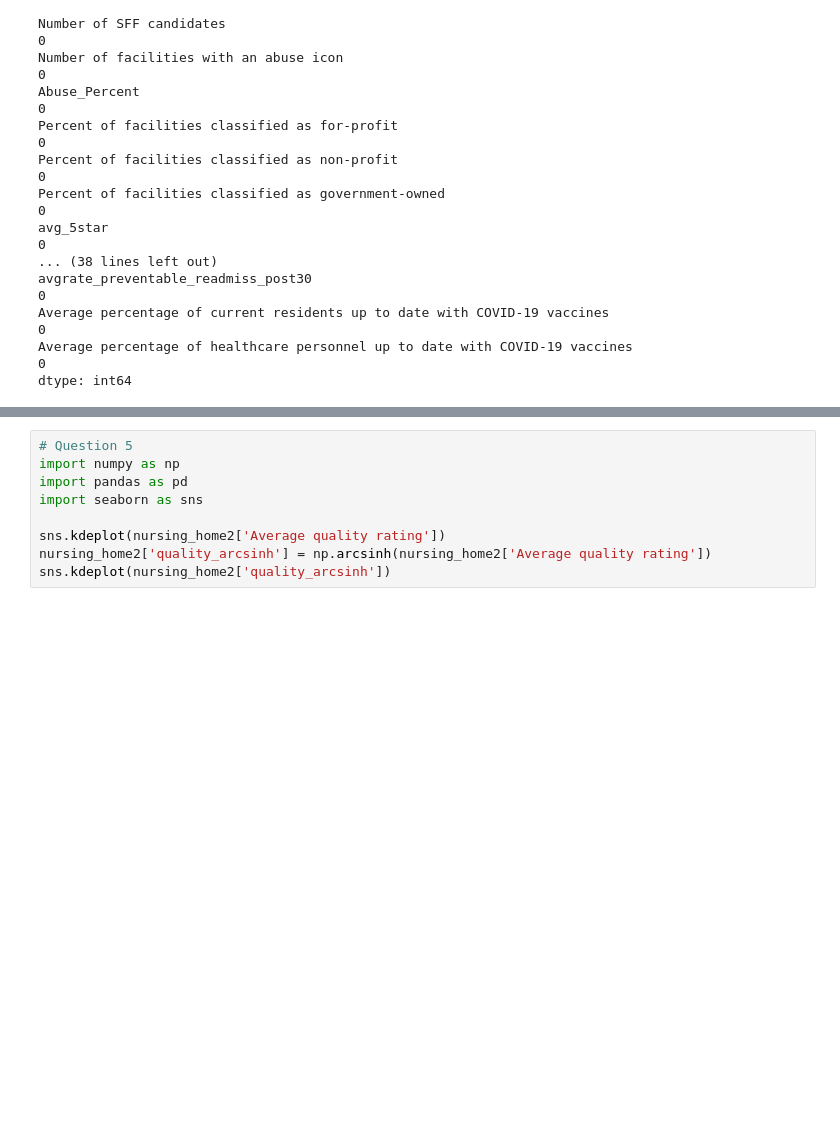
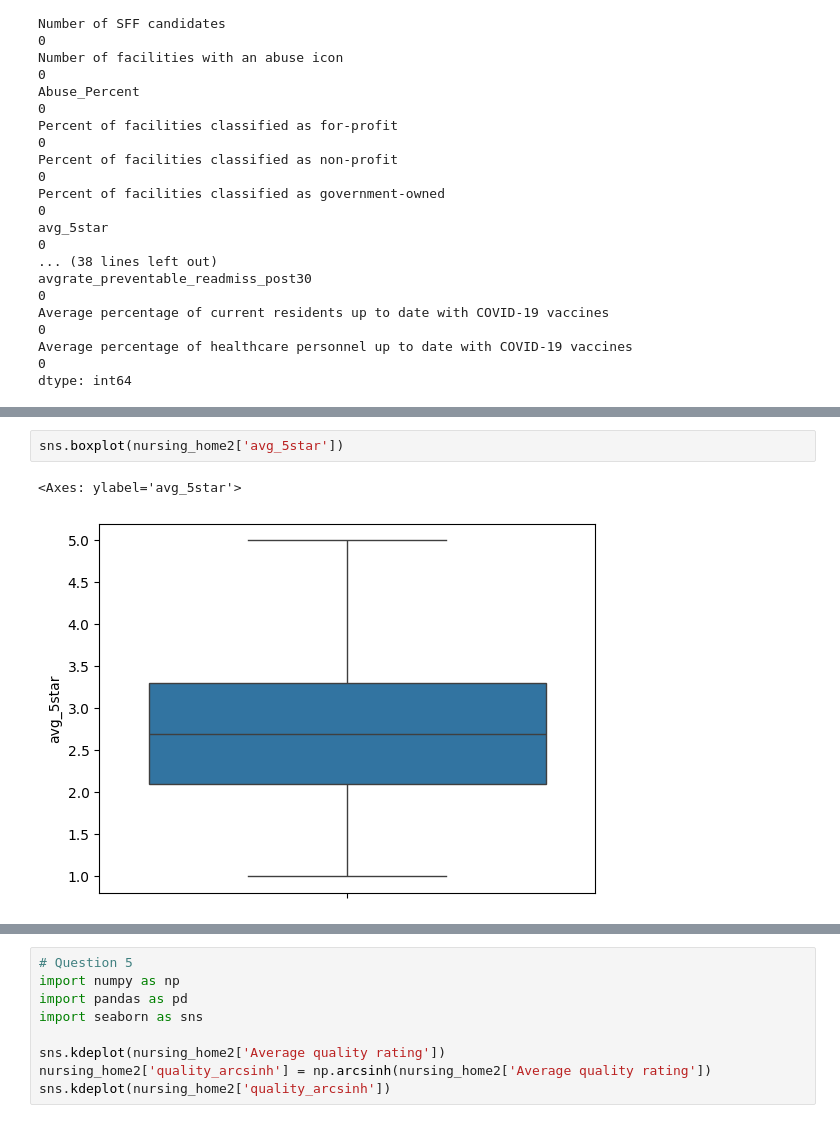
Before and after one commit to borayd3/visualization, a Jupyter notebook: assignment/assignment.ipynb, the cells around one changed output, grey strips where cells are left out. Cells and saved outputs as stored; diff of their text form; blank space fills up the shorter version.

```diff
--- a/assignment/assignment.ipynb
+++ b/assignment/assignment.ipynb
@@ -227,0 +245,5 @@ sns.boxplot(nursing_home2[])
+# %%
+sns.boxplot(nursing_home2['avg_5star'])
+# %% [output]
+<Axes: ylabel='avg_5star'>
+[figure, added]
```
Also changed, not shown: parts of 20 cells of this notebook, 1 other file.
